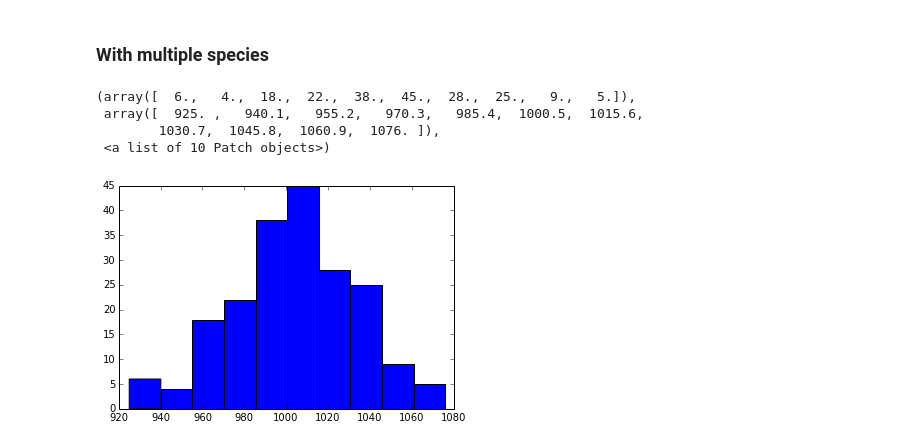
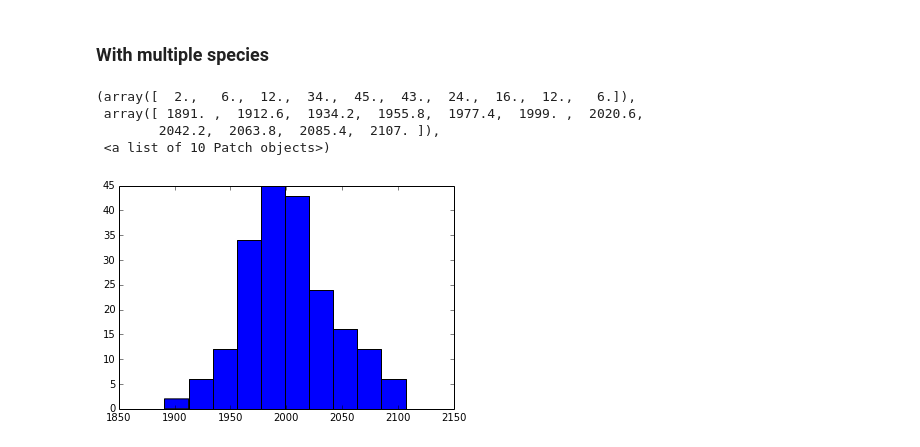
Before and after one commit to max-veit/wessa-delay, a Jupyter notebook: python/Testbed.ipynb, the cells around one changed output. Saved outputs shown, nothing was run; the diff lists cells and outputs as text; code cells hidden in the pictures.

```diff
--- a/python/Testbed.ipynb
+++ b/python/Testbed.ipynb
@@ -187,10 +187,10 @@ for tidx, trj in enumerate(trjs):
     weights2[tidx] = trj.weight
     states2[tidx,:] = trj.state
 # %%
-hist(states2[:,1])
+hist(states2[:,0])
 # %% [output]
-(array([  6.,   4.,  18.,  22.,  38.,  45.,  28.,  25.,   9.,   5.]),
- array([  925. ,   940.1,   955.2,   970.3,   985.4,  1000.5,  1015.6,
-        1030.7,  1045.8,  1060.9,  1076. ]),
+(array([  2.,   6.,  12.,  34.,  45.,  43.,  24.,  16.,  12.,   6.]),
+ array([ 1891. ,  1912.6,  1934.2,  1955.8,  1977.4,  1999. ,  2020.6,
+        2042.2,  2063.8,  2085.4,  2107. ]),
  <a list of 10 Patch objects>)
-[figure, old version]
+[figure, new version]
```
Also changed, not shown: parts of 7 cells of this notebook, 1 other file.
